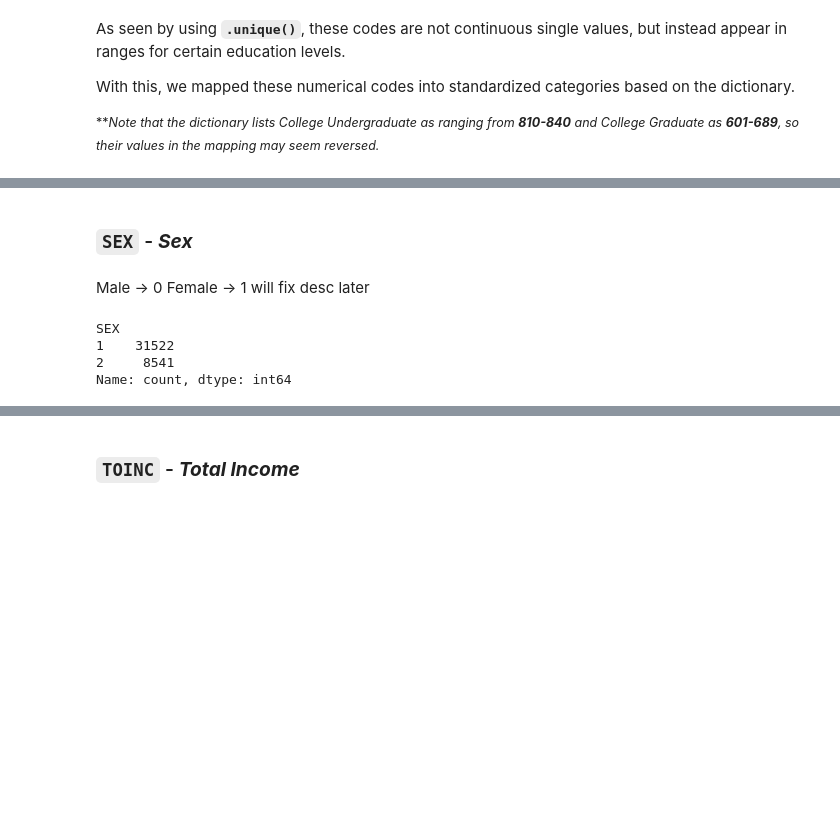
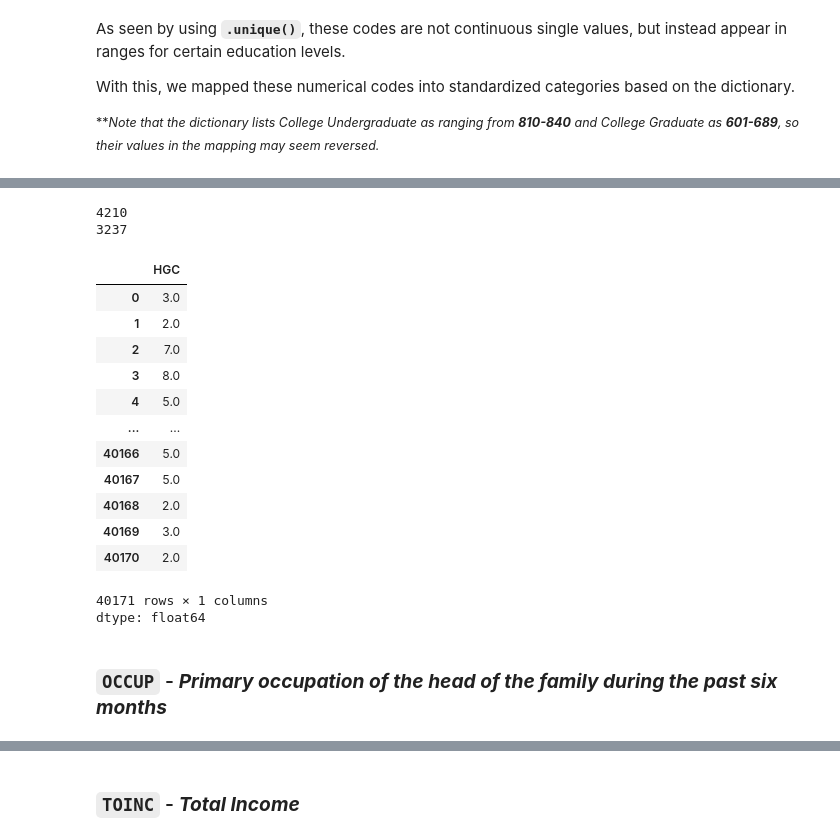
Before and after one commit to weeg16/STINTSY, a Jupyter notebook: main.ipynb, the cells around one changed output, grey strips where cells are left out. Cells and saved outputs as stored; diff of their text form; code cells hidden in the pictures; blank space fills up the shorter version.

```diff
--- a/main.ipynb
+++ b/main.ipynb
@@ -69,3 +61,11 @@ dtype: int64
+# %%
+cols = ['AGELESS5', 'AGE5_17', 'EMPLOYED_PAY',
+       'EMPLOYED_PROF', 'DISTANCE', 'RADIO_QTY', 'TV_QTY', 'CD_QTY',
+       'STEREO_QTY', 'REF_QTY', 'WASH_QTY', 'AIRCON_QTY', 'CAR_QTY',
+       'LANDLINE_QTY', 'CELLPHONE_QTY', 'PC_QTY', 'OVEN_QTY',
+       'MOTOR_BANCA_QTY', 'MOTORCYCLE_QTY']
+
+fies_df[cols] = fies_df[cols].apply(pd.to_numeric, errors='coerce')
 # %% [markdown]
 ### **`HGC`** - ***(Household Head) Highest Grade Completed***
 # %% [markdown]
@@ -177,12 +100,0 @@ plt.show()
-# %% [markdown]
-### **`SEX`** - ***Sex***
-# %% [markdown]
-Male -> 0
-Female -> 1 will fix desc later
-# %%
-selected_df["SEX"].value_counts()
-# %% [output]
-SEX
-1    31522
-2     8541
-Name: count, dtype: int64
@@ -191,0 +101,43 @@ selected_df['SEX'] = selected_df['SEX'].replace({1: 0, 2: 1})
+# %%
+print(fies_df["HGC"].between(601, 689).sum())  # Expected graduates
+print(fies_df["HGC"].between(810, 840).sum())  # Expected undergraduates
+# %% [output]
+4210
+3237
+# %%
+conditions = [
+    (fies_df["HGC"] == 0),
+    (fies_df["HGC"] == 10),
+    (fies_df["HGC"].between(210, 260)),
+    (fies_df["HGC"] == 280),
+    (fies_df["HGC"].between(310, 330)),
+    (fies_df["HGC"] == 350),
+    (fies_df["HGC"].between(410, 420)),
+    (fies_df["HGC"].between(501, 589)),
+    (fies_df["HGC"].between(810, 840)),
+    (fies_df["HGC"].between(601, 689)),
+    (fies_df["HGC"] >= 900)
+]
+
+values = [0, 1, 2, 3, 4, 5, 6, 7, 8, 9, 10]
+
+fies_df["HGC"] = np.select(conditions, values, default=np.nan)
+
+fies_df["HGC"]
+# %% [output]
+|  | HGC |
+| 0 | 3.0 |
+| 1 | 2.0 |
+| 2 | 7.0 |
+| 3 | 8.0 |
+| 4 | 5.0 |
+| ... | ... |
+| 40166 | 5.0 |
+| 40167 | 5.0 |
+| 40168 | 2.0 |
+| 40169 | 3.0 |
+| 40170 | 2.0 |
+40171 rows × 1 columns
+dtype: float64
+# %% [markdown]
+### **`OCCUP`** - ***Primary occupation of the head of the family during the past six months***
```
Also changed, not shown: parts of 59 cells of this notebook.
